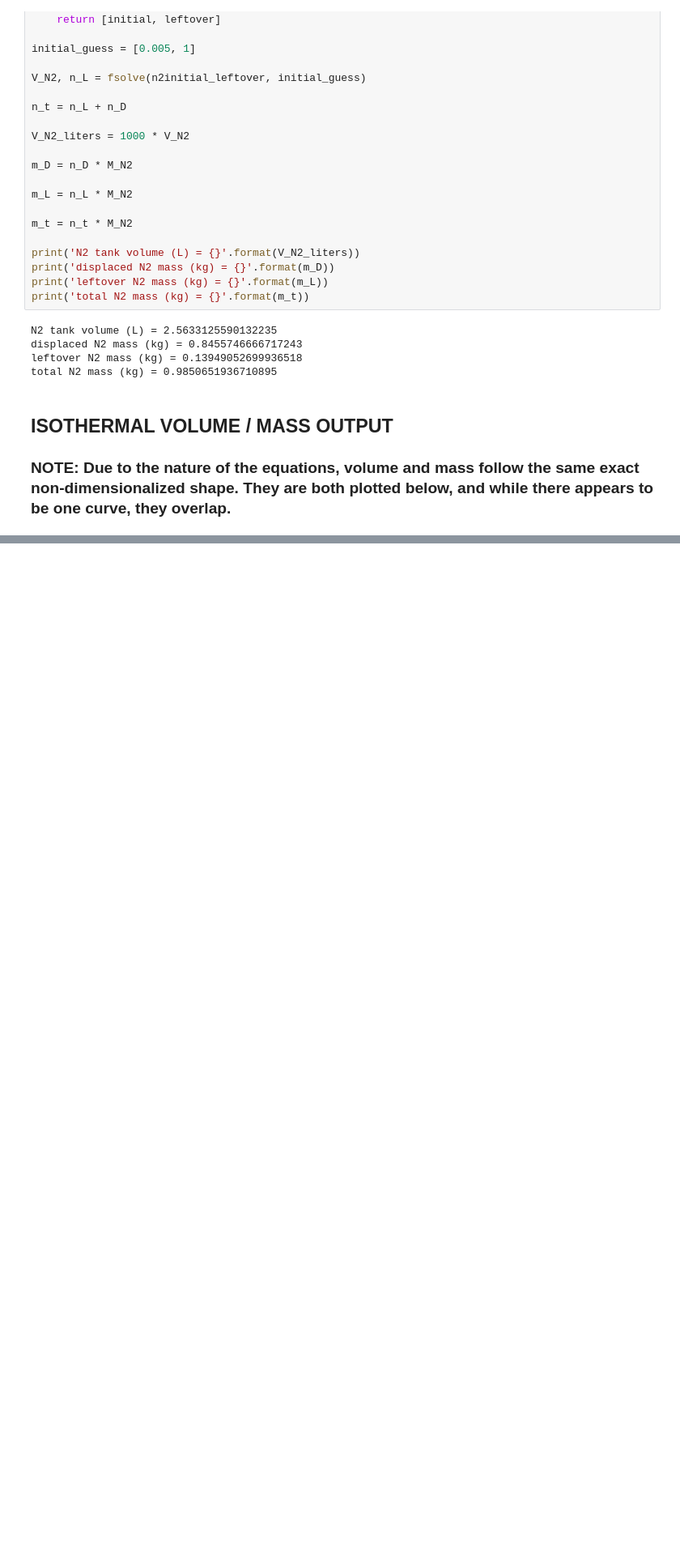
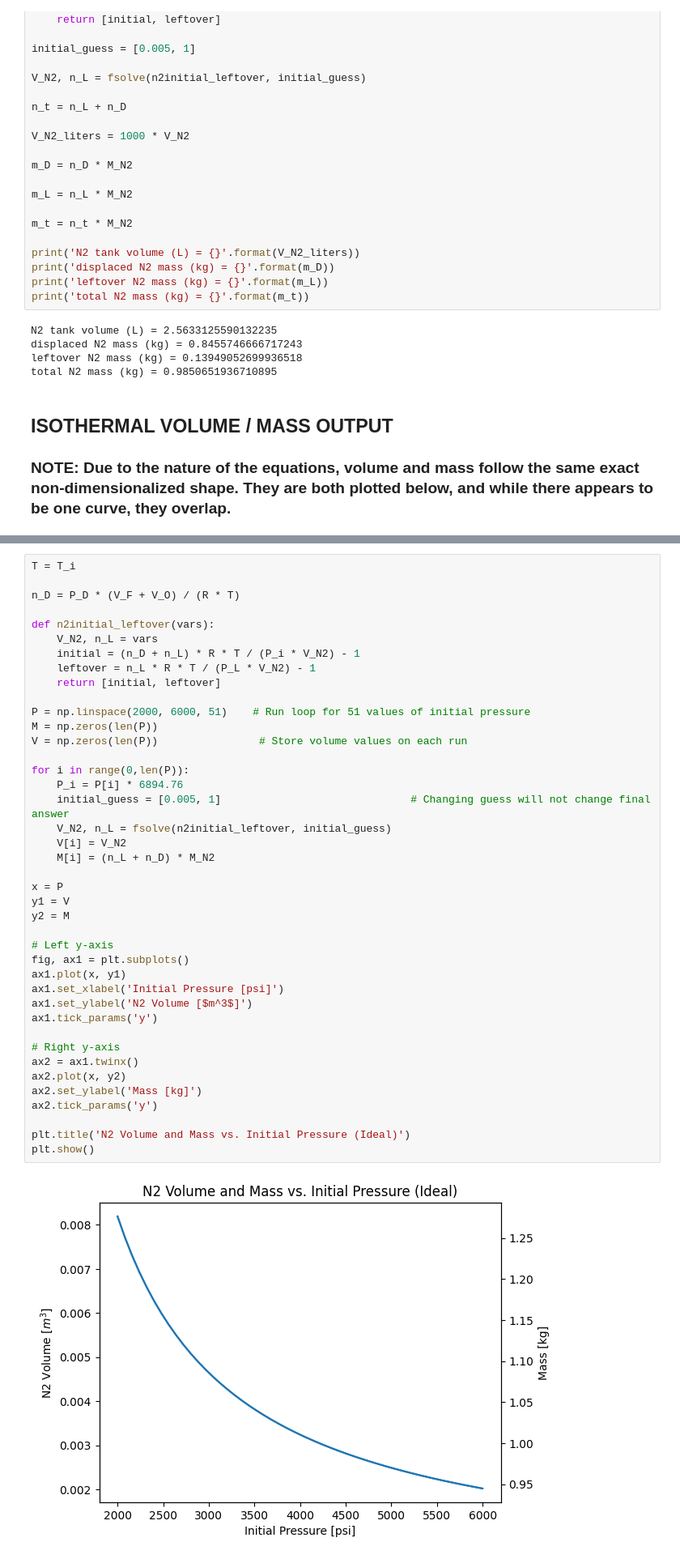
Before and after one commit to UC-Davis-APRL/Propellant-feed, a Jupyter notebook: Tank Sizing Calculator/tankSizing.ipynb, the cells around one changed output, grey strips where cells are left out. Shown at 81% size. Drawn from its saved outputs; the diff is of its cells as text; blank space fills up the shorter version.

```diff
--- a/Tank Sizing Calculator/tankSizing.ipynb
+++ b/Tank Sizing Calculator/tankSizing.ipynb
@@ -365,0 +312,43 @@ ValueError: too many values to unpack (expected 2)
+# %%
+T = T_i
+
+n_D = P_D * (V_F + V_O) / (R * T)
+
+def n2initial_leftover(vars):
+    V_N2, n_L = vars
+    initial = (n_D + n_L) * R * T / (P_i * V_N2) - 1
+    leftover = n_L * R * T / (P_L * V_N2) - 1
+    return [initial, leftover]
+
+P = np.linspace(2000, 6000, 51)    # Run loop for 51 values of initial pressure
+M = np.zeros(len(P))
+V = np.zeros(len(P))                # Store volume values on each run
+
+for i in range(0,len(P)):
+    P_i = P[i] * 6894.76
+    initial_guess = [0.005, 1]                              # Changing guess will not change final answer
+    V_N2, n_L = fsolve(n2initial_leftover, initial_guess)
+    V[i] = V_N2
+    M[i] = (n_L + n_D) * M_N2
+
+x = P
+y1 = V
+y2 = M
+
+# Left y-axis
+fig, ax1 = plt.subplots()
+ax1.plot(x, y1)
+ax1.set_xlabel('Initial Pressure [psi]')
+ax1.set_ylabel('N2 Volume [$m^3$]')
+ax1.tick_params('y')
+
+# Right y-axis
+ax2 = ax1.twinx()
+ax2.plot(x, y2)
+ax2.set_ylabel('Mass [kg]')
+ax2.tick_params('y')
+
+plt.title('N2 Volume and Mass vs. Initial Pressure (Ideal)')
+plt.show()
+# %% [output]
+[figure, added]
```
Also changed, not shown: parts of 6 cells of this notebook.
